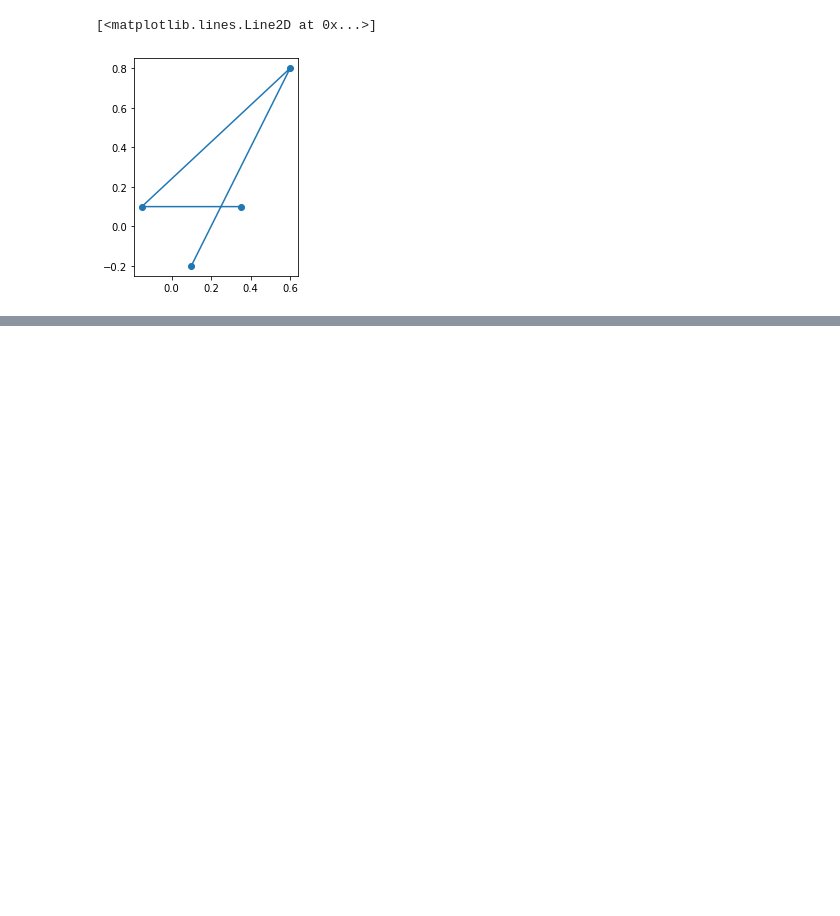
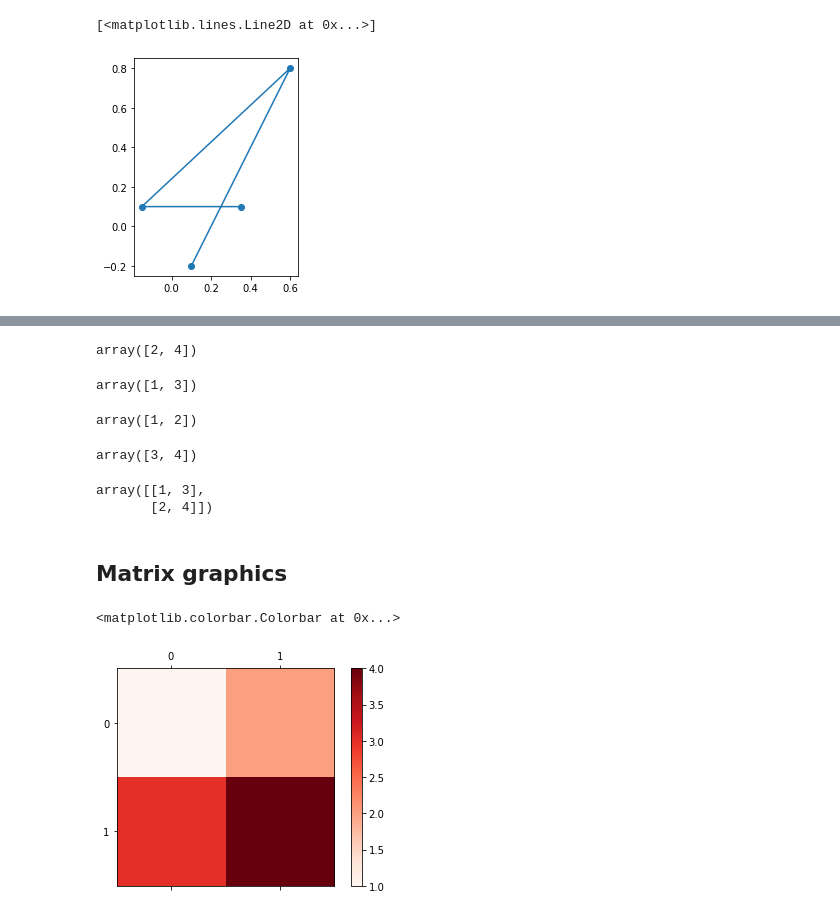
Before and after one commit to r59q/pynotebook, a Jupyter notebook: notebooks/Noter Uge 2.ipynb, the cells around one changed output, grey strips where cells are left out. Drawn from its saved outputs; the diff is of its cells as text; code cells hidden in the pictures; blank space fills up the shorter version.

```diff
--- a/notebooks/Noter Uge 2.ipynb
+++ b/notebooks/Noter Uge 2.ipynb
@@ -113,0 +123,32 @@ ax.plot(a*x+b*y, c*x+d*y)
+# %%
+a = np.array([[1, 2], [3, 4]])  # a 2x2 matrix
+a[:, 0] # Column 0
+# %% [output]
+array([2, 4])
+# %%
+a[:, 1] # Column 1
+# %% [output]
+array([1, 3])
+# %%
+a[0, :] # Row 0
+# %% [output]
+array([1, 2])
+# %%
+a[1, :] # Row 1
+# %% [output]
+array([3, 4])
+# %%
+a.T # Transpose the matrix
+# %% [output]
+array([[1, 3],
+       [2, 4]])
+# %% [markdown]
+## Matrix graphics
+# %%
+import matplotlib.pyplot as plt
+fig, ax = plt.subplots()
+im = ax.matshow(a, cmap='Reds')
+fig.colorbar(im)
+# %% [output]
+<matplotlib.colorbar.Colorbar at 0x...>
+[figure, added]
```
Also changed, not shown: parts of 4 cells of this notebook, 1 other file.
